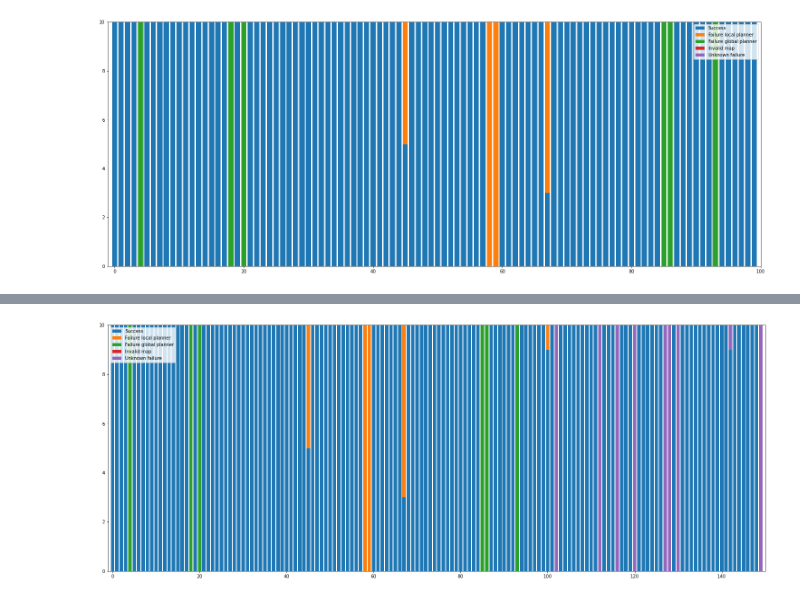
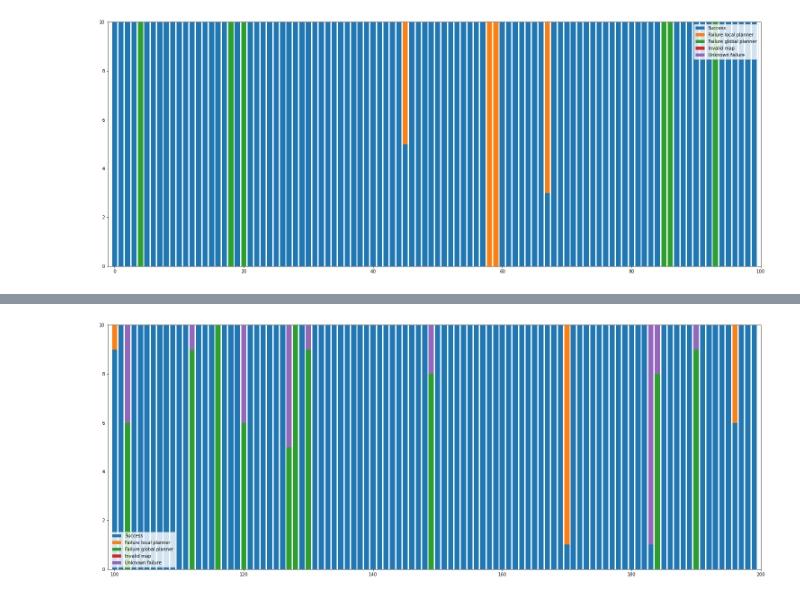
Before and after one commit to rhidra/autopilot, a Jupyter notebook: analysis/traj_evaluate/success_analysis.ipynb, the cells around one changed output, grey strips where cells are left out. Drawn from its saved outputs; the diff is of its cells as text; code cells hidden in the pictures.

```diff
--- a/analysis/traj_evaluate/success_analysis.ipynb
+++ b/analysis/traj_evaluate/success_analysis.ipynb
@@ -177,13 +232,14 @@ success4, failureLocal4, failureGlobal4, failureMap4, invalid4 = np.load('save4.
 # %%
-a, b = 0, 150
+mapId = 1
+a, b = mapId*100, (mapId+1)*100
 plt.figure(figsize=(26,10))
 plt.bar(np.arange(a, b), success4[a:b], label='Success')
 plt.bar(np.arange(a, b), failureLocal4[a:b], label='Failure local planner', bottom=success4[a:b])
 plt.bar(np.arange(a, b), failureGlobal4[a:b], label='Failure global planner', bottom=success4[a:b]+failureLocal4[a:b])
 plt.bar(np.arange(a, b), failureMap4[a:b], label='Invalid map', bottom=success4[a:b]+failureLocal4[a:b]+failureGlobal4[a:b])
 plt.bar(np.arange(a, b), invalid4[a:b], label='Unknown failure', bottom=success4[a:b]+failureLocal4[a:b]+failureGlobal4[a:b]+failureMap4[a:b])
 plt.legend()
 plt.xlim(a-1, b)
 plt.show()
 # %% [output]
-[figure, old version]
+[figure, new version]
```
Also changed, not shown: parts of 4 cells of this notebook, 3 other files.
